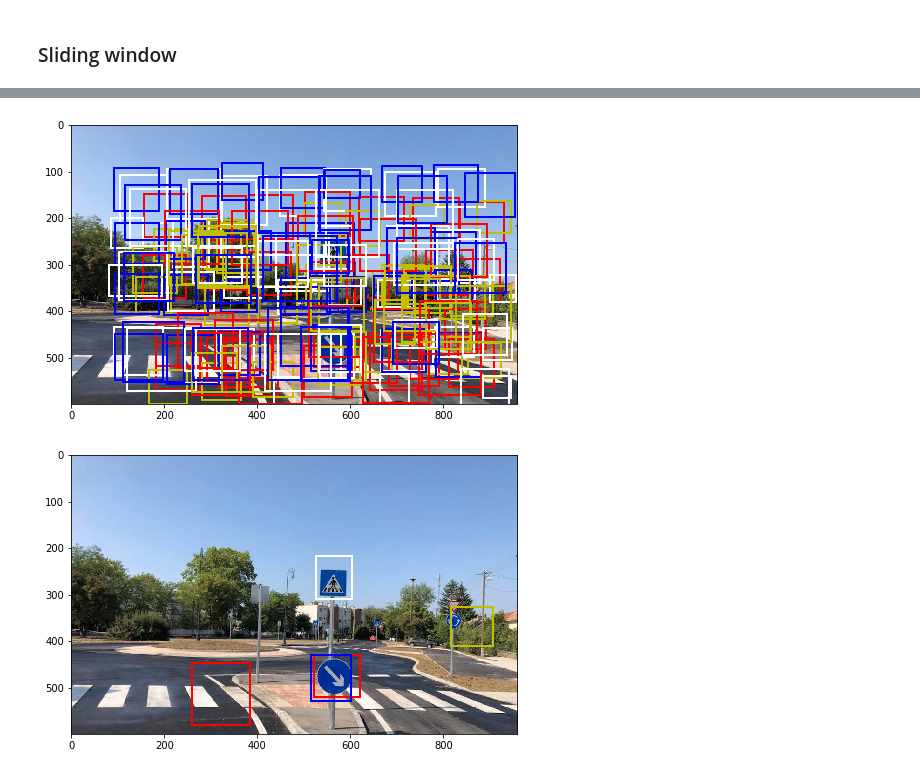
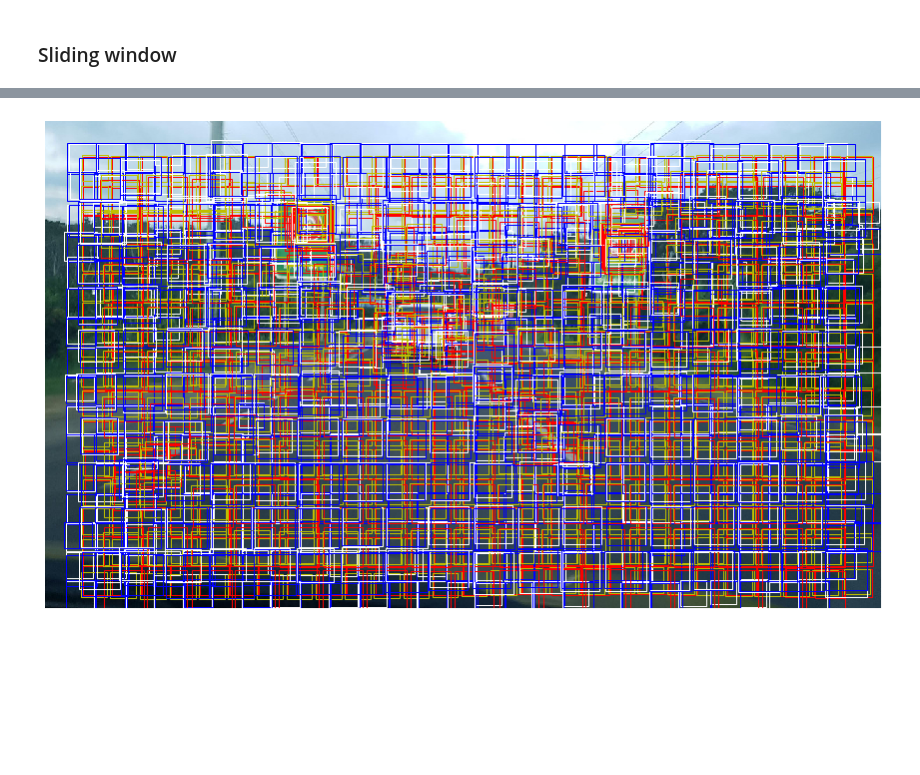
Before and after one commit to cfichtlscherer/ml, a Jupyter notebook: ml/Combine models+Sliding Window.ipynb, the cells around one changed output, grey strips where cells are left out. Drawn from its saved outputs; the diff is of its cells as text; code cells hidden in the pictures; blank space fills up the shorter version.

```diff
--- a/ml/Combine models+Sliding Window.ipynb
+++ b/ml/Combine models+Sliding Window.ipynb
@@ -53,7 +53,7 @@ plot(im,[blue_pred,red_pred])
 # %% [markdown]
 ### Sliding window
 # %%
-def plot(X,Y_arr,color_arr):
+def plot(X,Y_arr,color_arr,lw=2):
     plt.imshow(X.astype(np.float32))
     p=2*300/100
     c_arr=['b','r','w','y']
@@ -62,7 +62,7 @@ def plot(X,Y_arr,color_arr):
         c=color_arr[i]
         #plt.scatter([Y[1]+p,Y[0]-p,Y[1]+p,Y[0]-p],[Y[2]-p,Y[2]-p,Y[3]+p,Y[3]+p],c=c)
         ax = plt.gca()
-        ax.add_patch(patches.Rectangle((Y[0]-p,Y[2]-p),Y[1]-Y[0]+2*p,Y[3]-Y[2]+2*p,linewidth=2,edgecolor=c,facecolor='none'))
+        ax.add_patch(patches.Rectangle((Y[0]-p,Y[2]-p),Y[1]-Y[0]+2*p,Y[3]-Y[2]+2*p,linewidth=lw,edgecolor=c,facecolor='none'))
     return plt
 # %%
 def proposals(im):
@@ -84,0 +77,7 @@ y_size,x_size,_=np.array(big_im).shape
+# %%
+plt.figure(figsize=(15,15))
+big_im = Image.open("../data/test/big8.jpg").crop((200,100,1400,800))
+y_size,x_size,_=np.array(big_im).shape
+plt.imshow(np.array(big_im))
+plt.axis('off')
+plt.savefig('orig.png',bbox_inches='tight',pad_inches=0,transparent=True)
@@ -85,7 +86,7 @@ y_size,x_size,_=np.array(big_im).shape
 # %%
 bigprops=[]
 bigpreds=[]
-for length in max(y_size,x_size)*np.array([.4,.5]):
+for length in min(y_size,x_size)*np.array([.2,.3]):
     for x_top_left in range(0,x_size,int(0.3*length)):
         for y_top_left in range(0,y_size,int(0.3*length)):
             piece=np.array(big_im.crop((x_top_left, y_top_left, x_top_left+length, y_top_left+length)).resize((300,300)))
@@ -104,16 +105,17 @@ for length in max(y_size,x_size)*np.array([.4,.5]):
                 else:
                     bigprops+=[(box,c)]
                     window=np.array(big_im)[int(box[2]):int(box[3]),int(box[0]):int(box[1])]
-                    window0=np.array(Image.fromarray(window).resize((32,32)))
-                    if np.argmax(classifier.predict(np.array([window0])))==0:
-                        bigpreds+=[(box,c)]
+                    try:
+                        window0=np.array(Image.fromarray(window).resize((32,32)))
+                        bigpreds+=[(box,c,classifier.predict(np.array([window0/255]))[0][0])]
+                    except:
+                        print(window.shape)
+                    #classifier_prediction=classifier.predict(np.array([window0]))
+                    #if classifier.predict(np.array([window0/255]))>=1:
 # %%
-plt.figure(figsize=(8,8))
-plot(np.array(big_im)/255,[p[0] for p in bigprops], [p[1] for p in bigprops])
-plt.show()
-plt.figure(figsize=(8,8))
-plot(np.array(big_im)/255,[p[0] for p in bigpreds], [p[1] for p in bigpreds])
-plt.show()
+plt.figure(figsize=(15,15))
+plot(np.array(big_im)/255,[p[0] for p in bigprops], [p[1] for p in bigprops],lw=1)
+plt.axis('off')
+plt.savefig('proposals.png',bbox_inches='tight',pad_inches=0,transparent=True)
 # %% [output]
-[figure, old version]
+[figure, new version]
-[figure, removed]
```
Also changed, not shown: parts of 4 cells of this notebook, 7 other files.
